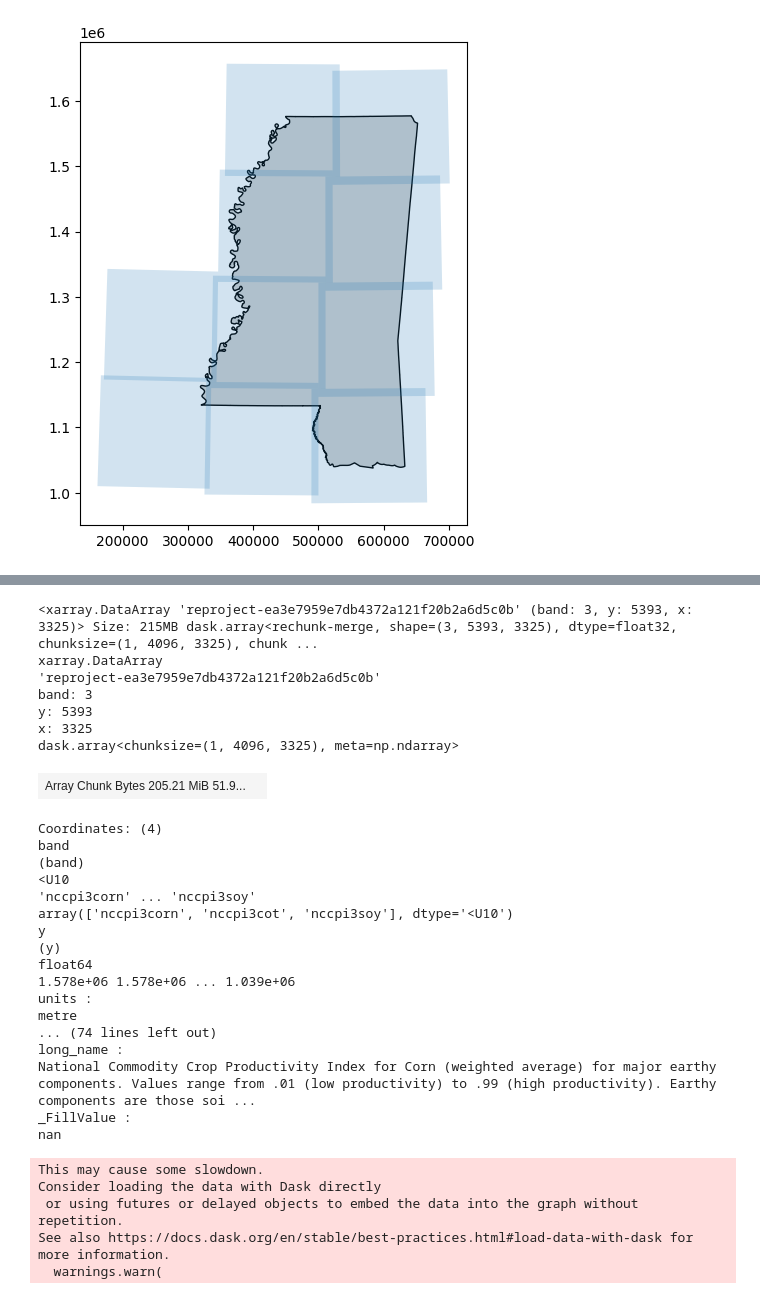
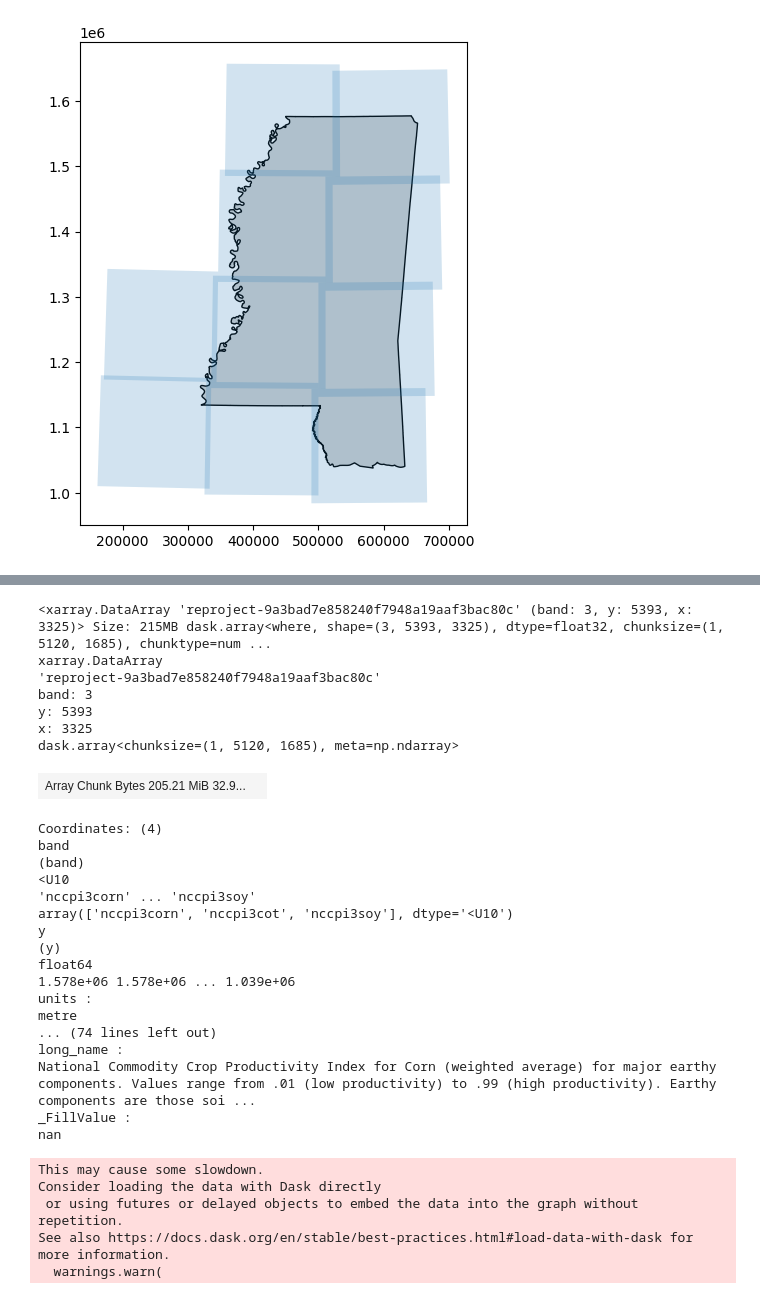
Before and after one commit to gcermsu/pcxarray, a Jupyter notebook: examples/gnatsgo.ipynb, the cells around one changed output, grey strips where cells are left out. Drawn from its saved outputs; the diff is of its cells as text; code cells hidden in the pictures.

```diff
--- a/examples/gnatsgo.ipynb
+++ b/examples/gnatsgo.ipynb
@@ -33,26 +33,26 @@ display(client)
 # %%
 nccpi_da = prepare_data(
     items_gdf,
     geometry=geom,
     crs=ms_gdf.crs,
     bands=['nccpi3corn', 'nccpi3cot', 'nccpi3soy'],
     target_resolution=100, # 100 m resolution
     resampling_method='bilinear',
-    chunks={'x': 4096, 'y': 4096},
+    chunks='auto',
     max_workers=-1,
     enable_progress_bar=True,
 )
 display(nccpi_da)
-nccpi_da = nccpi_da.compute()
+nccpi_da = nccpi_da.persist()
 # %% [output]
-<xarray.DataArray 'reproject-ea3e7959e7db4372a121f20b2a6d5c0b' (band: 3, y: 5393, x: 3325)> Size: 215MB dask.array<rechunk-merge, shape=(3, 5393, 3325), dtype=float32, chunksize=(1, 4096, 3325), chunk ...
+<xarray.DataArray 'reproject-9a3bad7e858240f7948a19aaf3bac80c' (band: 3, y: 5393, x: 3325)> Size: 215MB dask.array<where, shape=(3, 5393, 3325), dtype=float32, chunksize=(1, 5120, 1685), chunktype=num ...
 xarray.DataArray
-'reproject-ea3e7959e7db4372a121f20b2a6d5c0b'
+'reproject-9a3bad7e858240f7948a19aaf3bac80c'
 band: 3
 y: 5393
 x: 3325
-dask.array<chunksize=(1, 4096, 3325), meta=np.ndarray>
+dask.array<chunksize=(1, 5120, 1685), meta=np.ndarray>
-| Array Chunk Bytes 205.21 MiB 51.9... |  |
+| Array Chunk Bytes 205.21 MiB 32.9... |  |
 Coordinates: (4)
 band
 (band)
```
Also changed, not shown: parts of 2 cells of this notebook, 6 other files.
